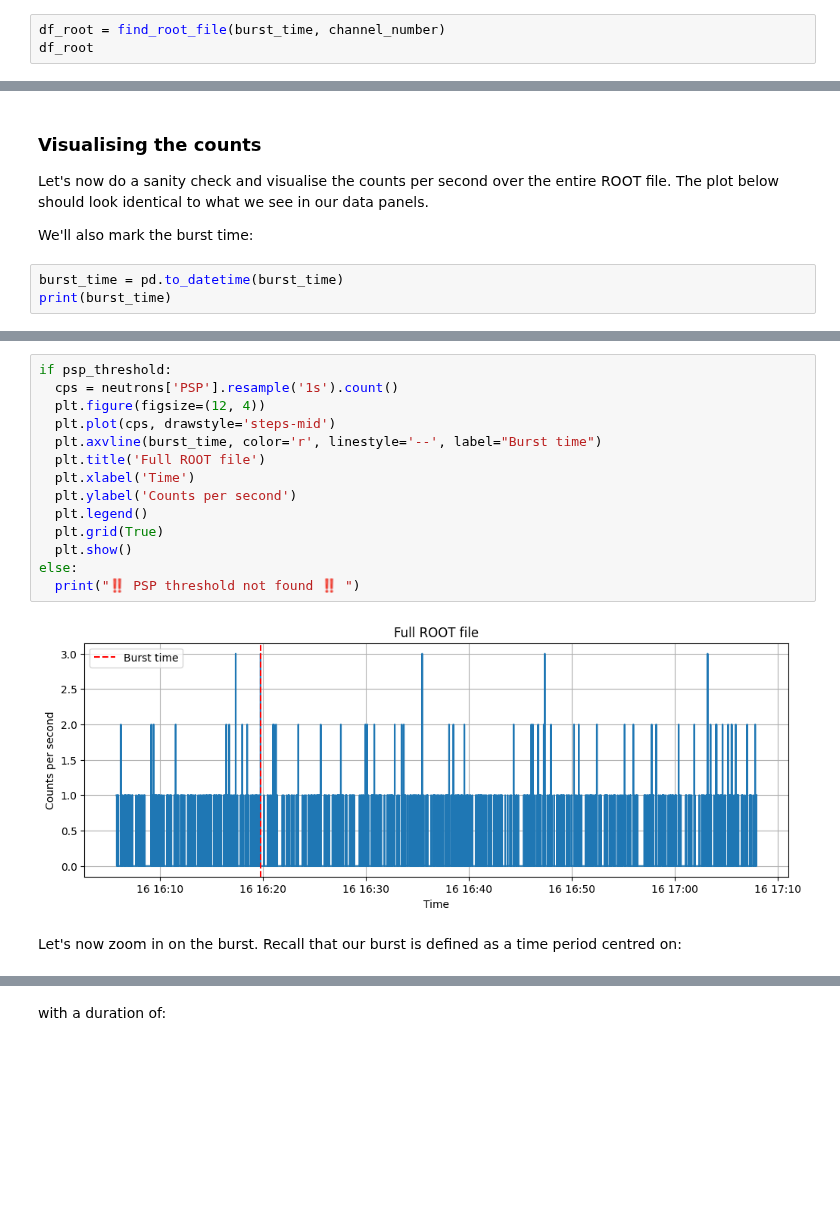
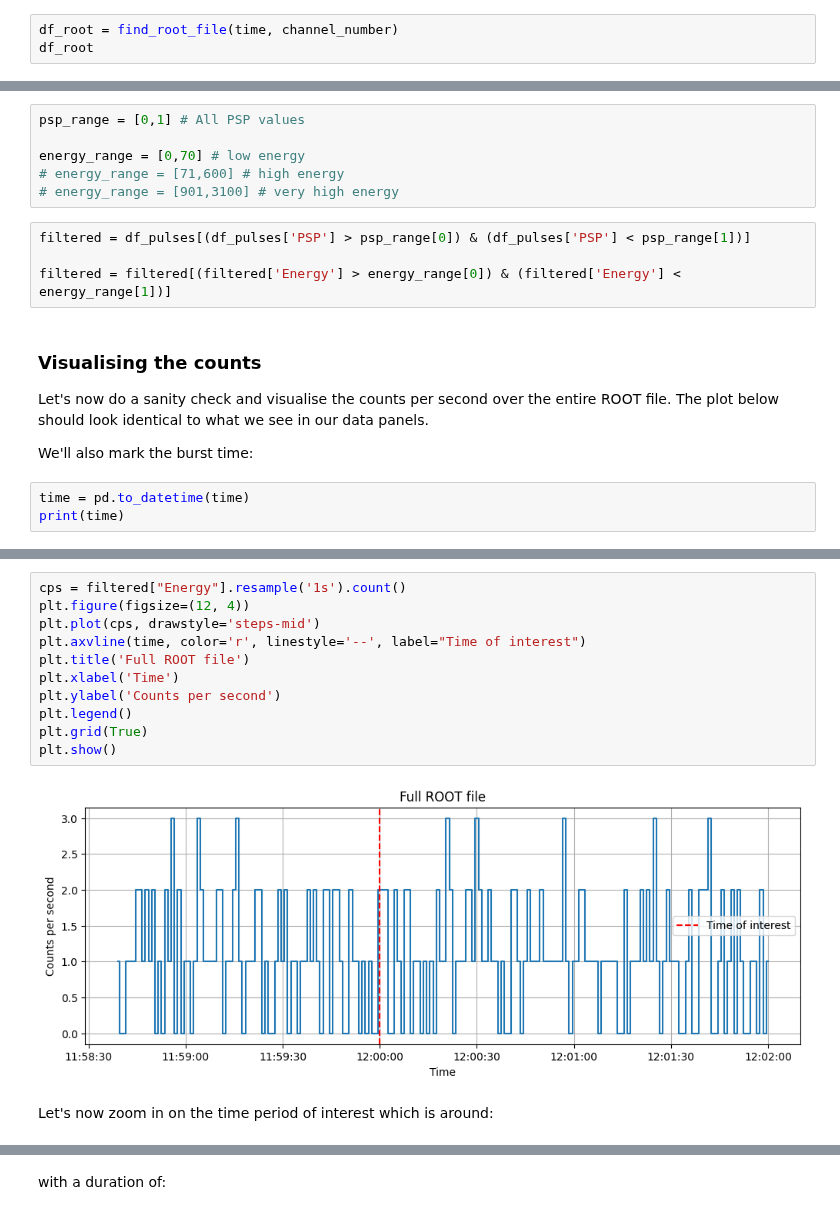
Before and after one commit to project-ida/arpa-e-experiments, a Jupyter notebook: templates/neutron-waveform-extraction-starter.ipynb, the cells around one changed output, grey strips where cells are left out. Saved outputs shown, nothing was run; the diff lists cells and outputs as text; blank space fills up the shorter version.

```diff
--- a/templates/neutron-waveform-extraction-starter.ipynb
+++ b/templates/neutron-waveform-extraction-starter.ipynb
@@ -91,7 +94,7 @@ def find_root_file(event_time, channel_number):
     df.set_index('time', inplace=True)
     return df
 # %%
-df_root = find_root_file(burst_time, channel_number)
+df_root = find_root_file(time, channel_number)
 df_root
 # %% [output]
 |  | computer | daq_folder | dir | file | id |
@@ -188,3 +182,13 @@ else:
+# %%
+psp_range = [0,1] # All PSP values
+
+energy_range = [0,70] # low energy
+# energy_range = [71,600] # high energy
+# energy_range = [901,3100] # very high energy
+# %%
+filtered = df_pulses[(df_pulses['PSP'] > psp_range[0]) & (df_pulses['PSP'] < psp_range[1])]
+
+filtered = filtered[(filtered['Energy'] > energy_range[0]) & (filtered['Energy'] < energy_range[1])]
 # %% [markdown]
 ### Visualising the counts
 
@@ -192,6 +196,6 @@ Let's now do a sanity check and visualise the counts per second over the entire
 
 We'll also mark the burst time:
 # %%
-burst_time = pd.to_datetime(burst_time)
-print(burst_time)
+time = pd.to_datetime(time)
+print(time)
 # %% [output]
@@ -199,19 +203,16 @@ print(burst_time)
 # %%
-if psp_threshold:
-  cps = neutrons['PSP'].resample('1s').count()
-  plt.figure(figsize=(12, 4))
-  plt.plot(cps, drawstyle='steps-mid')
-  plt.axvline(burst_time, color='r', linestyle='--', label="Burst time")
-  plt.title('Full ROOT file')
-  plt.xlabel('Time')
-  plt.ylabel('Counts per second')
-  plt.legend()
-  plt.grid(True)
-  plt.show()
-else:
-  print("‼️ PSP threshold not found ‼️ ")
+cps = filtered["Energy"].resample('1s').count()
+plt.figure(figsize=(12, 4))
+plt.plot(cps, drawstyle='steps-mid')
+plt.axvline(time, color='r', linestyle='--', label="Time of interest")
+plt.title('Full ROOT file')
+plt.xlabel('Time')
+plt.ylabel('Counts per second')
+plt.legend()
+plt.grid(True)
+plt.show()
 # %% [output]
-[figure, old version]
+[figure, new version]
 # %% [markdown]
-Let's now zoom in on the burst. Recall that our burst is defined as a time period centred on:
+Let's now zoom in on the time period of interest which is around:
 # %%
```
Also changed, not shown: parts of 23 cells of this notebook.
